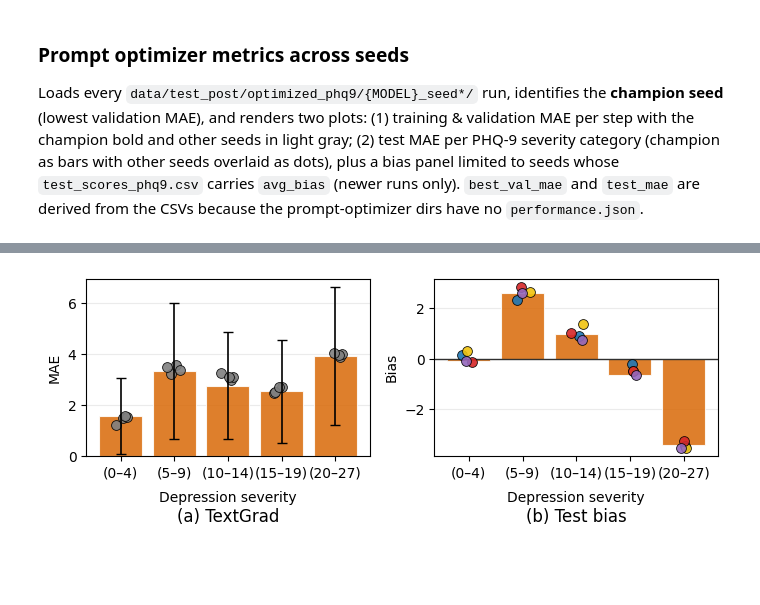
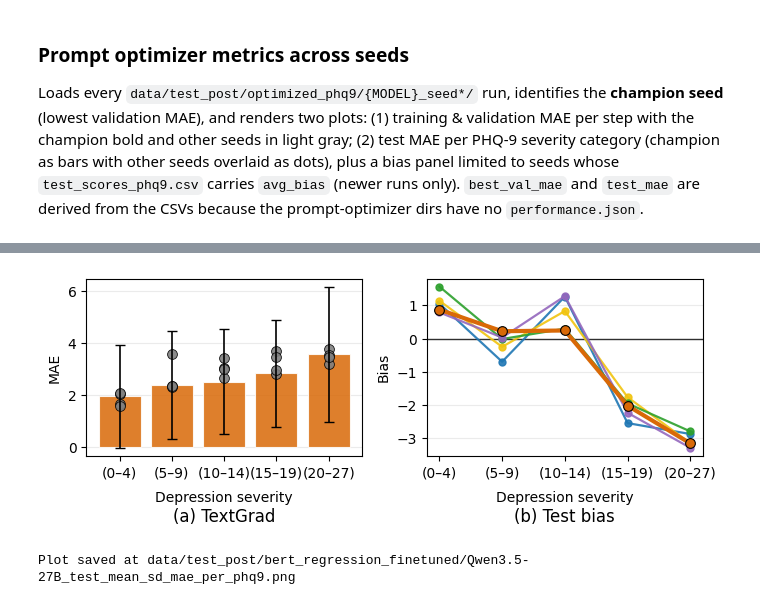
Before and after one commit to chrishoynck/ABM_LLMs_vllm, a Jupyter notebook: experiment.ipynb, the cells around one changed output, grey strips where cells are left out. Cells and saved outputs as stored; diff of their text form; code cells hidden in the pictures; blank space fills up the shorter version.

```diff
--- a/experiment.ipynb
+++ b/experiment.ipynb
@@ -939,7 +1090,7 @@ import matplotlib.pyplot as plt
 from matplotlib.lines import Line2D
 
 # --- config ---
-BERT_BASE_DIR = "data/test_post/bert_regression"
+BERT_BASE_DIR = "data/test_post/bert_regression_finetuned"  # path to the directory containing seed runs
 MODEL_SHORT   = "Qwen3.5-27B"
 METRIC_KIND   = "auto"  # "auto" | "mae" | "score"
 START_EPOCH   = 1       # inclusive
@@ -1053,7 +1204,7 @@ All seed runs:
 # %%
 # --- config ---
-START_EPOCH_AGG = 0     # inclusive
-END_EPOCH_AGG   = None  # exclusive; None = no upper cap
+START_EPOCH_AGG = 2     # inclusive
+END_EPOCH_AGG   = 20  # exclusive; None = no upper cap
 LINE_COLOR      = "#d96907"
 BAND_ALPHA      = 0.22
 
@@ -1117,13 +1268,14 @@ CATEGORIES = [
     ("(15–19)", range(15, 20)),
     ("(20–27)", range(20, 28)),
 ]
-BAR_COLOR   = "#d96907"
+BAR_COLOR        = "#d96907"
+BIAS_LINE_DARK   = "#d96907"   # best-performing run (highlighted)
 DOT_SIZE    = 50
 METRIC_COL  = "avg_score" if IS_SCORE else "avg_mae"
 ITER10_PATH     = "data/prompt_optimization_h/qwen27_baseline/iter_10/test_scores_phq9.csv"
 ITER10_RAW_PATH = "data/prompt_optimization_h/qwen27_baseline/iter_10/test_raw_scores.csv"
 SEED_PALETTE = [
-    "#1f77b4", "#f1c40f", "#2ca02c", "#d62728", "#9467bd",
+    "#1f77b4", "#f1c40f", "#2ca02c", "#9467bd",
     "#8c564b", "#e377c2", "#7f7f7f", "#bcbd22", "#17becf",
 ]
 
@@ -1205,8 +1357,12 @@ if champ_sd_vals is not None:
                     ecolor="black", capsize=3.5, elinewidth=1.2, zorder=5)
 
 if show_bias:
-    ax_bias.bar(bias_x, champ_biases, color=BAR_COLOR, edgecolor="white", linewidth=0.8, alpha=0.85)
     ax_bias.axhline(0, color="black", linewidth=1.0, alpha=0.8)
+    # best-performing run: bold dark-orange line, lifted above the coloured run
+    # lines with a white halo so it stays unmistakable as the highlighted run
+    ax_bias.plot(bias_x, champ_biases, color=BIAS_LINE_DARK, marker="o", markersize=7,
+                 linewidth=3, markeredgecolor="black", markeredgewidth=0.8, zorder=6,
+                 label="best run")
 elif show_iter10:
     ax_iter10.bar(iter10_x, iter10_vals, color=BAR_COLOR, edgecolor="white", linewidth=0.8, alpha=0.85)
     if iter10_sd_vals is not None:
@@ -1221,43 +1377,48 @@ for r in runs:
     for i, lbl in enumerate(labels):
         if lbl not in agg:
             continue
-        xi = x[i] + jitter_rng.uniform(-0.14, 0.14)
+        xi = x[i]  #+ jitter_rng.uniform(-0.14, 0.14)
         ax_mae.scatter(xi, agg[lbl]["metric"], color="grey", s=DOT_SIZE,
                        alpha=0.9, edgecolor="black", linewidth=0.6, zorder=4)
 
 if show_bias:
-    for r in bias_runs:
-        if r["seed"] == bias_champion["seed"]:
-            continue
+    # every run kept as its own line (so each run's linear trend stays visible),
+    # each drawn in its own colour with small dots linked into a clean line.
+    # NB: colour by rank (runs sorted by seed), NOT by seed value, so the palette
+    # is identical across models even when they were trained with different seeds.
+    other_bias_runs = sorted((r for r in bias_runs if r["seed"] != bias_champion["seed"]),
+                             key=lambda r: r["seed"])
+    for i, r in enumerate(other_bias_runs):
         agg = aggregate_per_phq9(r["per_phq9"])
-        for i, lbl in enumerate(bias_labels):
-            if lbl not in agg or "bias" not in agg[lbl]:
-                continue
-            xi = bias_x[i] + jitter_rng.uniform(-0.14, 0.14)
-            ax_bias.scatter(xi, agg[lbl]["bias"], color=seed_color[r["seed"]], s=DOT_SIZE,
-                            alpha=0.9, edgecolor="black", linewidth=0.6, zorder=4)
+        ys = [agg[lbl]["bias"] if (lbl in agg and "bias" in agg[lbl]) else np.nan
+              for lbl in bias_labels]
+        ax_bias.plot(bias_x, ys, color=SEED_PALETTE[i % len(SEED_PALETTE)], marker="o", markersize=5,
+                     linewidth=1.6, alpha=0.9, zorder=4)
 
 extra_panels = ([(ax_bias, bias_labels, bias_x)] if show_bias else []) + \
                ([(ax_iter10, iter10_labels, iter10_x)] if show_iter10 else [])
 for ax, these_labels, these_x in [(ax_mae, labels, x)] + extra_panels:
     ax.set_xticks(these_x)
     ax.set_xticklabels(these_labels, fontsize=10)
     ax.set_xlabel("Depression severity", labelpad=8)
     ax.grid(True, axis="y", alpha=0.25)
     ax.set_axisbelow(True)
 
 ax_mae.set_ylabel(METRIC_LABEL)
 ax_mae.set_title("(a) TextGrad" if (show_bias or show_iter10) else f"Test {METRIC_LABEL}", y=-0.42)
 if show_bias:
     ax_bias.set_ylabel("Bias")
     ax_bias.set_title("(b) Test bias", y=-0.42)
 elif show_iter10:
     # ax_iter10.set_ylabel(METRIC_LABEL)
     ax_iter10.set_title("(b) Human", y=-0.42)
 
 fig.tight_layout()
 plt.savefig(f"{BERT_BASE_DIR}/{MODEL_SHORT}_test_mean_sd_{METRIC_LABEL.lower()}_per_phq9.png",
             dpi=300, bbox_inches="tight")
 plt.show()
+
+print(f"Plot saved at {BERT_BASE_DIR}/{MODEL_SHORT}_test_mean_sd_{METRIC_LABEL.lower()}_per_phq9.png")
 # %% [output]
-[figure, old version]
+[figure, new version]
+Plot saved at data/test_post/bert_regression_finetuned/Qwen3.5-27B_test_mean_sd_mae_per_phq9.png
```
Also changed, not shown: parts of 18 cells of this notebook, 17 other files.
